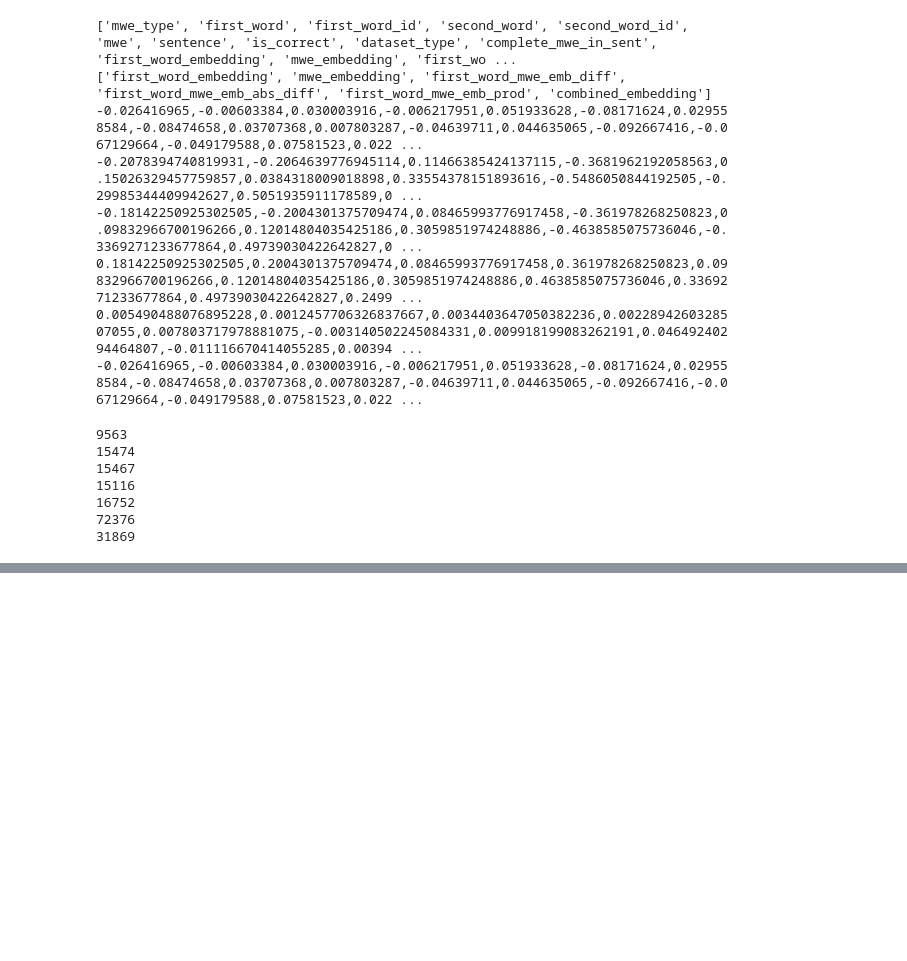
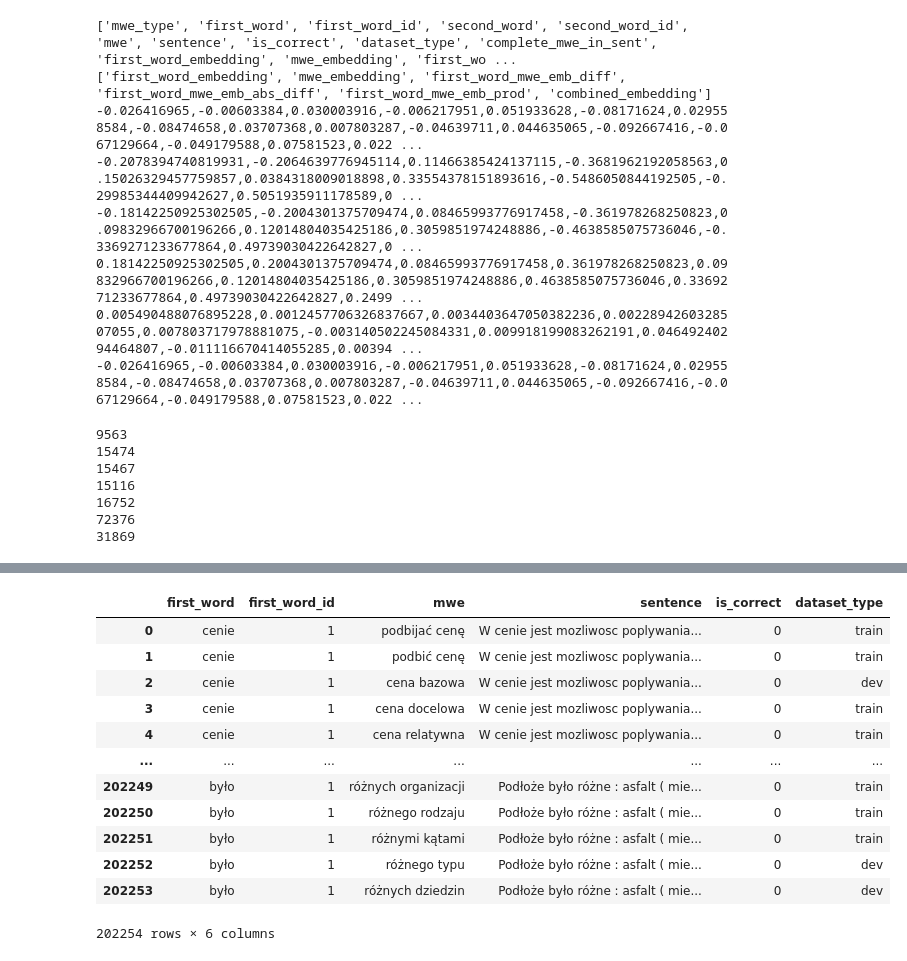
Before and after one commit to Netherwulf/mwe-vector-methods, a Jupyter notebook: notebooks/combine_embedding_lists.ipynb, the cells around one changed output, grey strips where cells are left out. Drawn from its saved outputs; the diff is of its cells as text; code cells hidden in the pictures; blank space fills up the shorter version.

Commit message:
Improve notebook containing embedding combination operation

```diff
--- a/notebooks/combine_embedding_lists.ipynb
+++ b/notebooks/combine_embedding_lists.ipynb
@@ -253,0 +274,31 @@ df = pd.read_csv(new_combined_mwe_path, sep='\t', on_bad_lines='warn')
+# %%
+df = df.dropna(subset=['is_correct'])
+
+# df = df.reset_index()
+
+df['first_word_id'] = df['first_word_id'].astype(int)
+df['is_correct'] = df['is_correct'].astype(int)
+
+result_df = df.loc[:, ['first_word', 'first_word_id', 'mwe', 'sentence', 'is_correct', 'dataset_type']]
+
+preprocessed_data_path = os.path.join('..', 'storage', 'kgr10_containing_mewex_results', 'preprocessed_data')
+
+result_filename = 'sentences_containing_mwe_from_kgr10_new_incorrect.tsv'
+
+result_df.to_csv(os.path.join(preprocessed_data_path, result_filename), sep = '\t', index=False)
+# %%
+result_df
+# %% [output]
+|  | first_word | first_word_id | mwe | sentence | is_correct | dataset_type |
+| 0 | cenie | 1 | podbijać cenę | W cenie jest mozliwosc poplywania... | 0 | train |
+| 1 | cenie | 1 | podbić cenę | W cenie jest mozliwosc poplywania... | 0 | train |
+| 2 | cenie | 1 | cena bazowa | W cenie jest mozliwosc poplywania... | 0 | dev |
+| 3 | cenie | 1 | cena docelowa | W cenie jest mozliwosc poplywania... | 0 | train |
+| 4 | cenie | 1 | cena relatywna | W cenie jest mozliwosc poplywania... | 0 | train |
+| ... | ... | ... | ... | ... | ... | ... |
+| 202249 | było | 1 | różnych organizacji | Podłoże było różne : asfalt ( mie... | 0 | train |
+| 202250 | było | 1 | różnego rodzaju | Podłoże było różne : asfalt ( mie... | 0 | train |
+| 202251 | było | 1 | różnymi kątami | Podłoże było różne : asfalt ( mie... | 0 | train |
+| 202252 | było | 1 | różnego typu | Podłoże było różne : asfalt ( mie... | 0 | dev |
+| 202253 | było | 1 | różnych dziedzin | Podłoże było różne : asfalt ( mie... | 0 | dev |
+202254 rows × 6 columns
```
Also changed, not shown: parts of 1 cell of this notebook.
